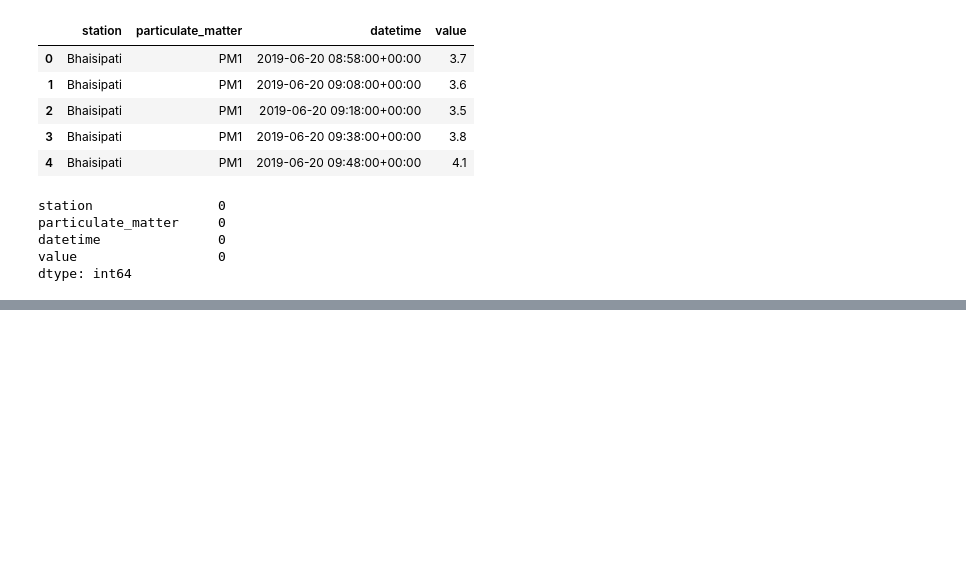
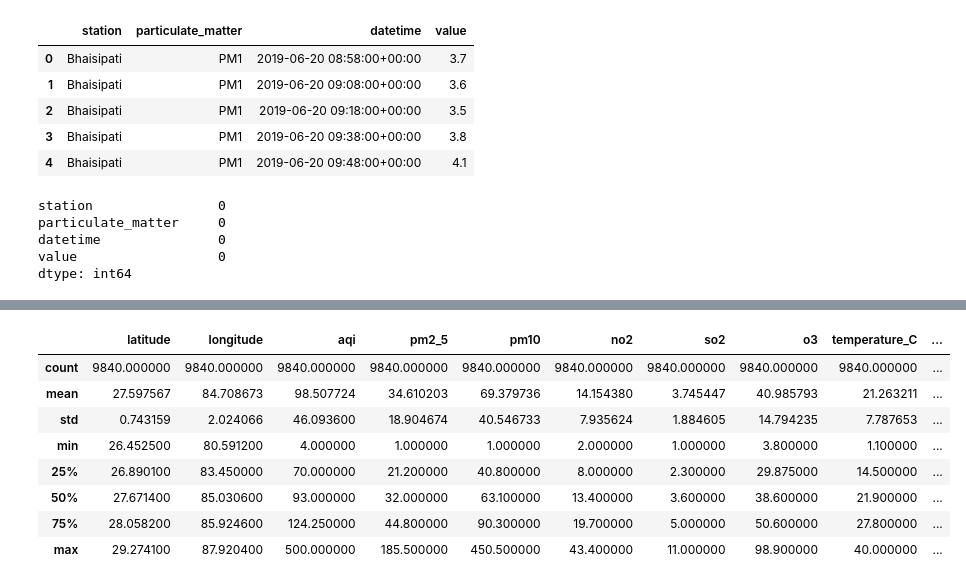
Before and after one commit to shawinCreates/Dhulo-Watch, a Jupyter notebook: notebooks/data.ipynb, the cells around one changed output, grey strips where cells are left out. Cells and saved outputs as stored; diff of their text form; code cells hidden in the pictures; blank space fills up the shorter version.

```diff
--- a/notebooks/data.ipynb
+++ b/notebooks/data.ipynb
@@ -60,3 +60,6 @@ value                  0
 dtype: int64
 # %%
 ktm = ktm.drop_duplicates()
+# %%
+nepal = pd.read_csv(r'../data/NepalLatestAQI.csv')
+nepal.head()
@@ -62,0 +96,12 @@ ktm = ktm.drop_duplicates()
+# %%
+nepal.describe()
+# %% [output]
+|  | latitude | longitude | aqi | pm2_5 | pm10 | no2 | so2 | o3 | temperature_C | ... |
+| count | 9840.000000 | 9840.000000 | 9840.000000 | 9840.000000 | 9840.000000 | 9840.000000 | 9840.000000 | 9840.000000 | 9840.000000 | ... |
+| mean | 27.597567 | 84.708673 | 98.507724 | 34.610203 | 69.379736 | 14.154380 | 3.745447 | 40.985793 | 21.263211 | ... |
+| std | 0.743159 | 2.024066 | 46.093600 | 18.904674 | 40.546733 | 7.935624 | 1.884605 | 14.794235 | 7.787653 | ... |
+| min | 26.452500 | 80.591200 | 4.000000 | 1.000000 | 1.000000 | 2.000000 | 1.000000 | 3.800000 | 1.100000 | ... |
+| 25% | 26.890100 | 83.450000 | 70.000000 | 21.200000 | 40.800000 | 8.000000 | 2.300000 | 29.875000 | 14.500000 | ... |
+| 50% | 27.671400 | 85.030600 | 93.000000 | 32.000000 | 63.100000 | 13.400000 | 3.600000 | 38.600000 | 21.900000 | ... |
+| 75% | 28.058200 | 85.924600 | 124.250000 | 44.800000 | 90.300000 | 19.700000 | 5.000000 | 50.600000 | 27.800000 | ... |
+| max | 29.274100 | 87.920400 | 500.000000 | 185.500000 | 450.500000 | 43.400000 | 11.000000 | 98.900000 | 40.000000 | ... |
```
Also changed, not shown: parts of 2 cells of this notebook, 2 other files.
